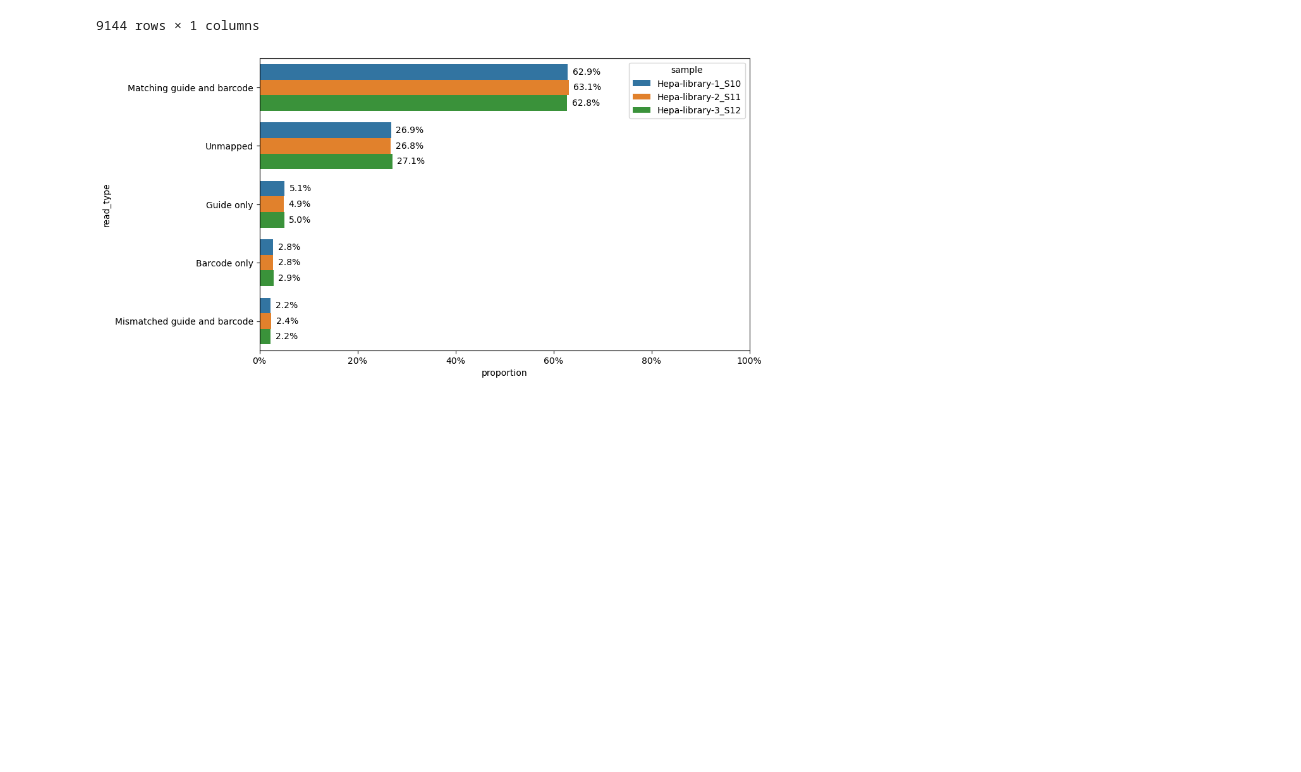
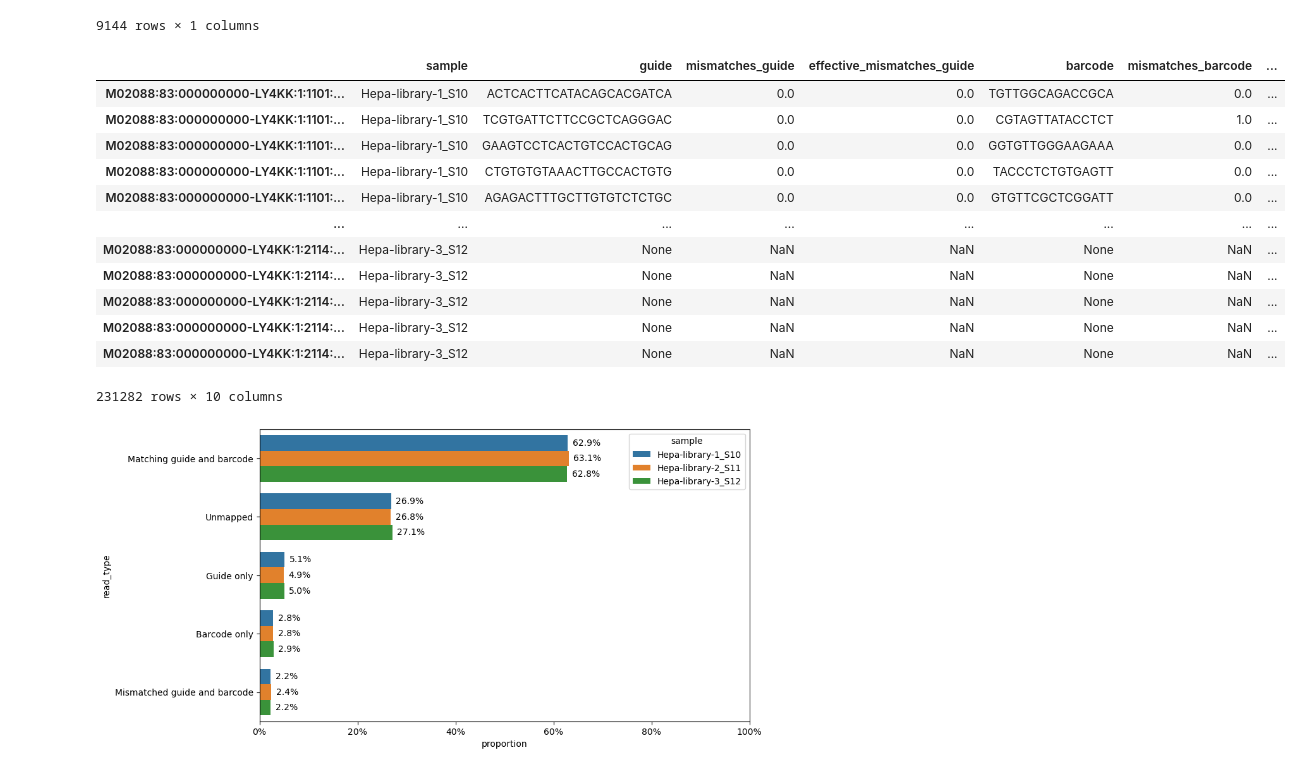
Before and after one commit to stefanpeidli/symphony-hepatocytes, a Jupyter notebook: notebooks/count.ipynb, the cells around one changed output. Drawn from its saved outputs; the diff is of its cells as text; code cells hidden in the pictures; blank space fills up the shorter version.

```diff
--- a/notebooks/count.ipynb
+++ b/notebooks/count.ipynb
@@ -109,12 +109,16 @@ unmatched_guides
 | 9143 | M02088:83:000000000-LY4KK:1:2114:... |
 9144 rows × 1 columns
 # %%
+from pathlib import Path
+DATADIR = Path("../data/")
+guides = pd.read_csv('../resources/library/sym_hepa_library_map.csv', index_col="gRNA").guide_name.to_dict()
+barcodes = pd.read_csv('../resources/library/sym_hepa_library_map.csv', index_col="barcode").guide_name.to_dict()
 read_dfs = {}
 for sample in ["Hepa-library-1_S10", "Hepa-library-2_S11", "Hepa-library-3_S12"]:
-    guide_df = pd.read_csv(f'{sample}_guide_counts.csv', index_col=0)
-    barcode_df = pd.read_csv(f'{sample}_barcode_counts.csv', index_col=0)
-    unmatched_guides = pd.read_csv(f'{sample}_guide_unmatched_reads.csv')
-    unmatched_barcodes = pd.read_csv(f'{sample}_barcode_unmatched_reads.csv')
+    guide_df = pd.read_csv(DATADIR / f'counts_save/{sample}_guide_counts.csv', index_col=0)
+    barcode_df = pd.read_csv(DATADIR / f'counts_save/{sample}_barcode_counts.csv', index_col=0)
+    unmatched_guides = pd.read_csv(DATADIR / f'counts_save/{sample}_guide_unmatched_reads.csv')
+    unmatched_barcodes = pd.read_csv(DATADIR / f'counts_save/{sample}_barcode_unmatched_reads.csv')
     read_df = pd.merge(guide_df, barcode_df, left_index=True, right_index=True, how='outer', suffixes=('_guide', '_barcode'))
     # add unmatched reads
     read_df = pd.concat([
@@ -124,15 +128,30 @@ for sample in ["Hepa-library-1_S10", "Hepa-library-2_S11", "Hepa-library-3_S12"]
     ])
     read_dfs[sample] = read_df
 read_df = pd.concat(read_dfs)
+read_df['guide_says'] = read_df.guide.map(guides)
+read_df['barcode_says'] = read_df.barcode.map(barcodes)
+read_df['read_type'] = ['matching_guide_and_barcode' if g == b else
+                        'mismatched_guide_and_barcode' if pd.notna(g) and pd.notna(b) else
+                        'guide_only' if pd.notna(g) else
+                        'barcode_only' if pd.notna(b) else
+                        'unmapped' for g, b in zip(read_df['guide_says'], read_df['barcode_says'])]
+read_df.reset_index(level=0, names='sample', inplace=True)
 # %%
-read_df['guide_says'] = read_df.guide.map(guides)
-read_df['barcode_says'] = read_df.barcode.map(barcodes)
-read_df['read_type'] = ['matching_guide_and_barcode' if g == b else
-                        'mismatched_guide_and_barcode' if pd.notna(g) and pd.notna(b) else
-                        'guide_only' if pd.notna(g) else
-                        'barcode_only' if pd.notna(b) else
-                        'unmapped' for g, b in zip(read_df['guide_says'], read_df['barcode_says'])]
-read_df.reset_index(level=0, names='sample', inplace=True)
+read_df
+# %% [output]
+|  | sample | guide | mismatches_guide | effective_mismatches_guide | barcode | mismatches_barcode | ... |
+| M02088:83:000000000-LY4KK:1:1101:... | Hepa-library-1_S10 | ACTCACTTCATACAGCACGATCA | 0.0 | 0.0 | TGTTGGCAGACCGCA | 0.0 | ... |
+| M02088:83:000000000-LY4KK:1:1101:... | Hepa-library-1_S10 | TCGTGATTCTTCCGCTCAGGGAC | 0.0 | 0.0 | CGTAGTTATACCTCT | 1.0 | ... |
+| M02088:83:000000000-LY4KK:1:1101:... | Hepa-library-1_S10 | GAAGTCCTCACTGTCCACTGCAG | 0.0 | 0.0 | GGTGTTGGGAAGAAA | 0.0 | ... |
+| M02088:83:000000000-LY4KK:1:1101:... | Hepa-library-1_S10 | CTGTGTGTAAACTTGCCACTGTG | 0.0 | 0.0 | TACCCTCTGTGAGTT | 0.0 | ... |
+| M02088:83:000000000-LY4KK:1:1101:... | Hepa-library-1_S10 | AGAGACTTTGCTTGTGTCTCTGC | 0.0 | 0.0 | GTGTTCGCTCGGATT | 0.0 | ... |
+| ... | ... | ... | ... | ... | ... | ... | ... |
+| M02088:83:000000000-LY4KK:1:2114:... | Hepa-library-3_S12 | None | NaN | NaN | None | NaN | ... |
+| M02088:83:000000000-LY4KK:1:2114:... | Hepa-library-3_S12 | None | NaN | NaN | None | NaN | ... |
+| M02088:83:000000000-LY4KK:1:2114:... | Hepa-library-3_S12 | None | NaN | NaN | None | NaN | ... |
+| M02088:83:000000000-LY4KK:1:2114:... | Hepa-library-3_S12 | None | NaN | NaN | None | NaN | ... |
+| M02088:83:000000000-LY4KK:1:2114:... | Hepa-library-3_S12 | None | NaN | NaN | None | NaN | ... |
+231282 rows × 10 columns
 # %%
 cts = read_df[['sample', 'read_type']].value_counts()
 cts = cts.divide(cts.groupby(level=0).sum(), level=0)  # proportions
```
Also changed, not shown: parts of 1 cell of this notebook, 10 other files.
